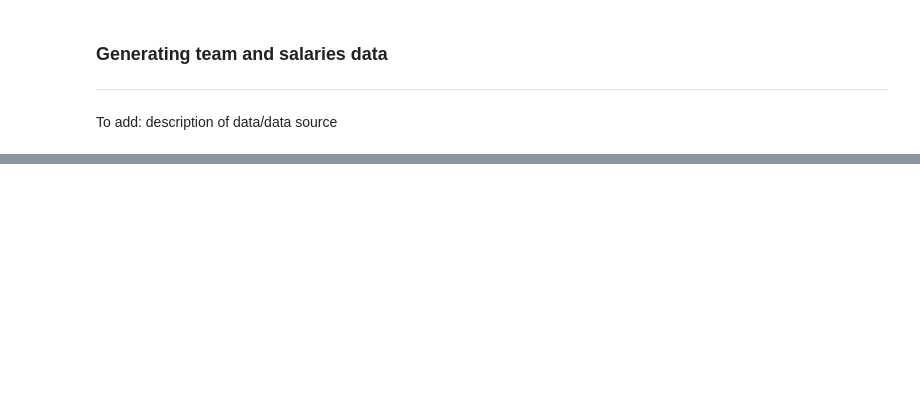
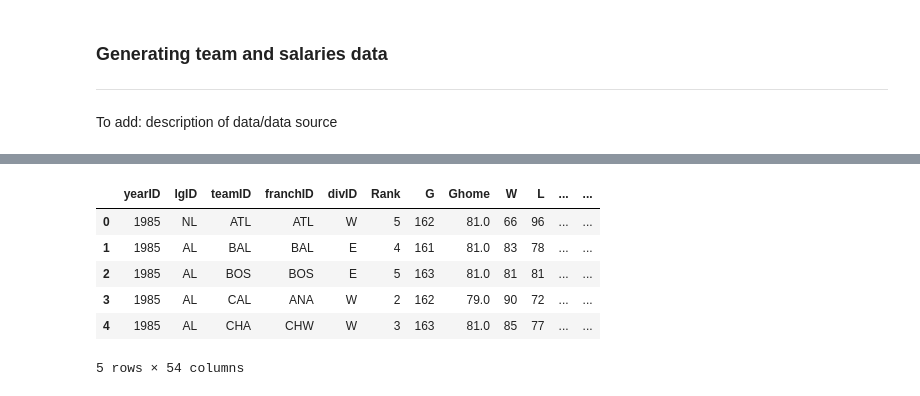
Before and after one commit to m-ingram/Project1-Group3, a Jupyter notebook: data_cleaning.ipynb, the cells around one changed output, grey strips where cells are left out. Cells and saved outputs as stored; diff of their text form; code cells hidden in the pictures; blank space fills up the shorter version.

```diff
--- a/data_cleaning.ipynb
+++ b/data_cleaning.ipynb
@@ -77,0 +180,13 @@ team_salary_2003_2015.describe()
+# %%
+# adding a salary difference column
+diff_by_salary_df = team_salary_df.copy(deep=True)
+diff_by_salary_df["Salary Rank"] = ""
+diff_by_salary_df.head()
+# %% [output]
+|  | yearID | lgID | teamID | franchID | divID | Rank | G | Ghome | W | L | ... | ... |
+| 0 | 1985 | NL | ATL | ATL | W | 5 | 162 | 81.0 | 66 | 96 | ... | ... |
+| 1 | 1985 | AL | BAL | BAL | E | 4 | 161 | 81.0 | 83 | 78 | ... | ... |
+| 2 | 1985 | AL | BOS | BOS | E | 5 | 163 | 81.0 | 81 | 81 | ... | ... |
+| 3 | 1985 | AL | CAL | ANA | W | 2 | 162 | 79.0 | 90 | 72 | ... | ... |
+| 4 | 1985 | AL | CHA | CHW | W | 3 | 163 | 81.0 | 85 | 77 | ... | ... |
+5 rows × 54 columns
```
Also changed, not shown: parts of 9 cells of this notebook.
